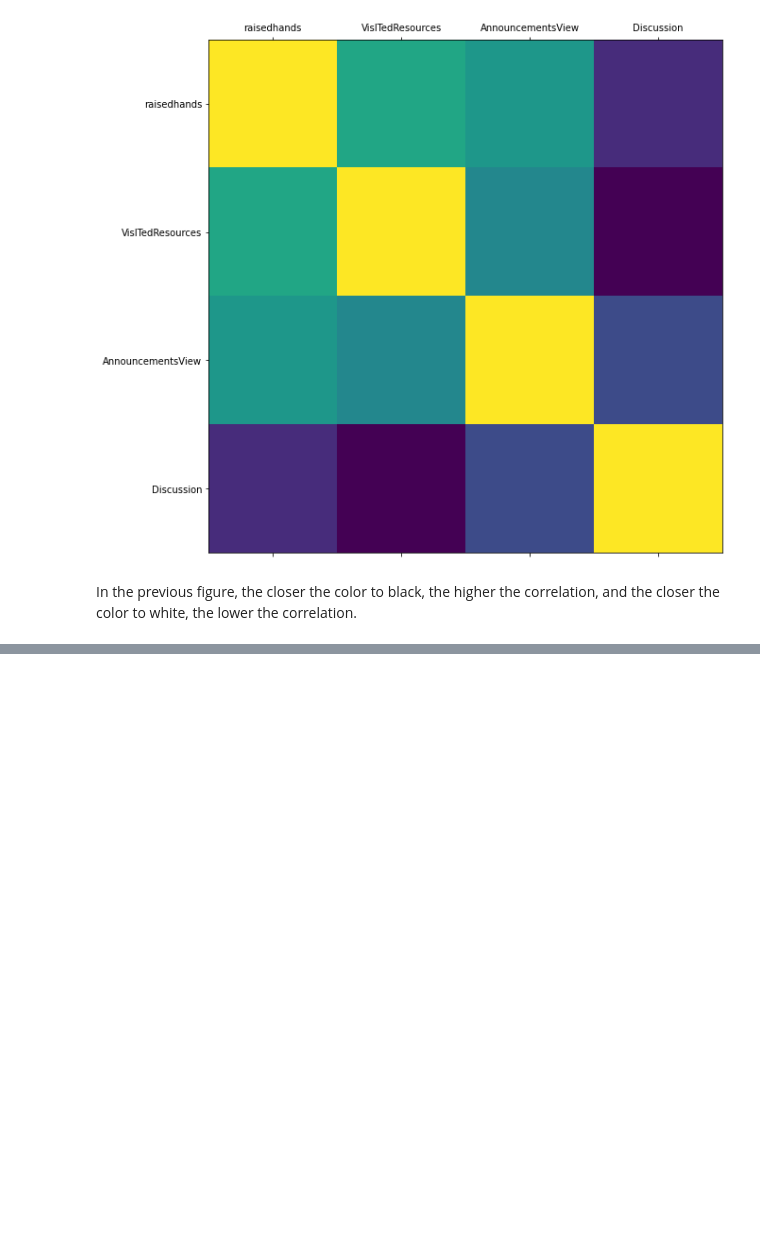
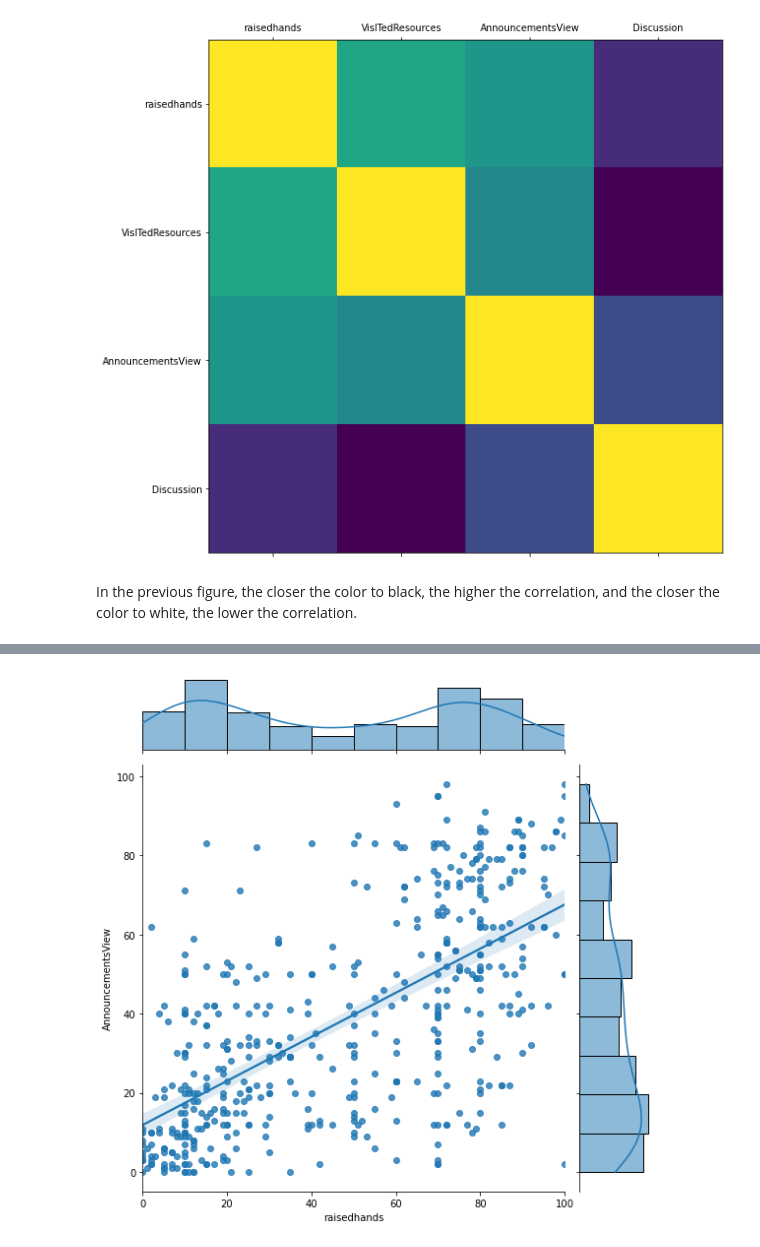
Before and after one commit to Khaloud4/Khaloud4, a Jupyter notebook: KhaloudAlkhaledDSP.ipynb, the cells around one changed output, grey strips where cells are left out. Cells and saved outputs as stored; diff of their text form; code cells hidden in the pictures; blank space fills up the shorter version.

```diff
--- a/KhaloudAlkhaledDSP.ipynb
+++ b/KhaloudAlkhaledDSP.ipynb
@@ -260,0 +302,5 @@ https://github.com/Khaloud4/DSProject1
+# %%
+fig = sns.jointplot(x="raisedhands", y="AnnouncementsView", data=df, kind="reg", size=8);
+plt.show()
+# %% [output]
+[figure, added]
```
Also changed, not shown: parts of 38 cells of this notebook, 1 other file.
